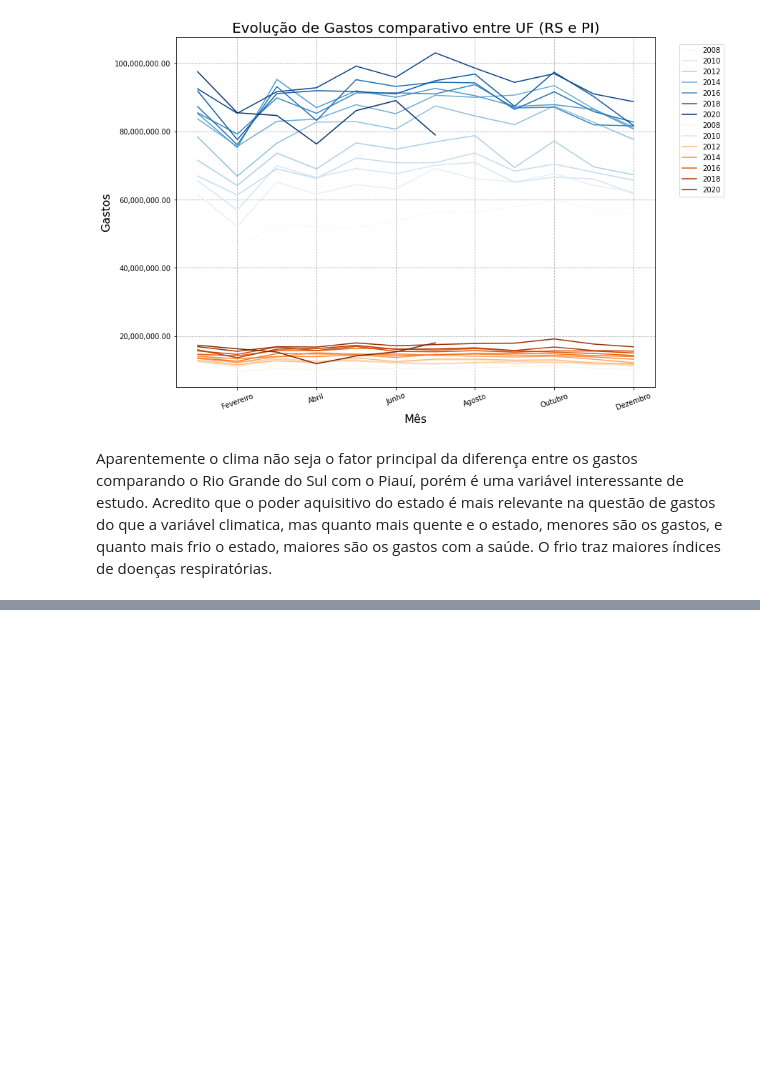
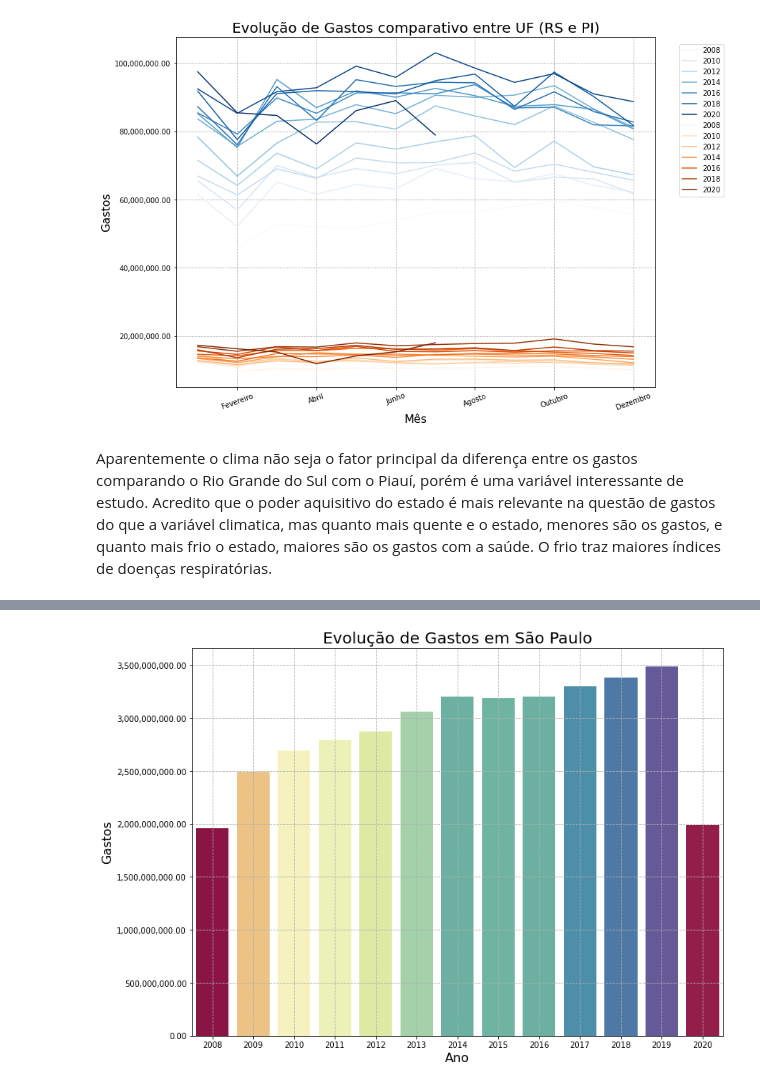
Before and after one commit to yoshinaga2904/Bootcamp-Alura, a Jupyter notebook: Modulo_2_Desafios.ipynb, the cells around one changed output, grey strips where cells are left out. Cells and saved outputs as stored; diff of their text form; code cells hidden in the pictures; blank space fills up the shorter version.

```diff
--- a/Modulo_2_Desafios.ipynb
+++ b/Modulo_2_Desafios.ipynb
@@ -524,0 +527,3 @@ Aparentemente o clima não seja o fator principal da diferença entre os gastos
+# %%
+gastos_por_ano = mensal_aberto.query("uf=='São Paulo'").groupby("ano").sum()
+gastos_por_ano.head()
@@ -524,0 +538,14 @@ Aparentemente o clima não seja o fator principal da diferença entre os gastos
+# %%
+import matplotlib as mpl
+
+plt.figure(figsize=(12,9))
+ax = sns.barplot(data=gastos_por_ano, x=gastos_por_ano.index, y="gasto",
+palette= mpl.cm.ScalarMappable(cmap='Spectral').to_rgba(gastos_por_ano['gasto']))
+plt.title('Evolução de Gastos em São Paulo', fontsize=20)
+ax.yaxis.set_major_formatter(ticker.StrMethodFormatter("{x:,.2f}"))
+plt.xlabel("Ano", size = 16)
+plt.ylabel("Gastos", size = 16)
+plt.grid(linestyle="--")
+plt.show()
+# %% [output]
+[figure, added]
```
Also changed, not shown: parts of 3 cells of this notebook.
